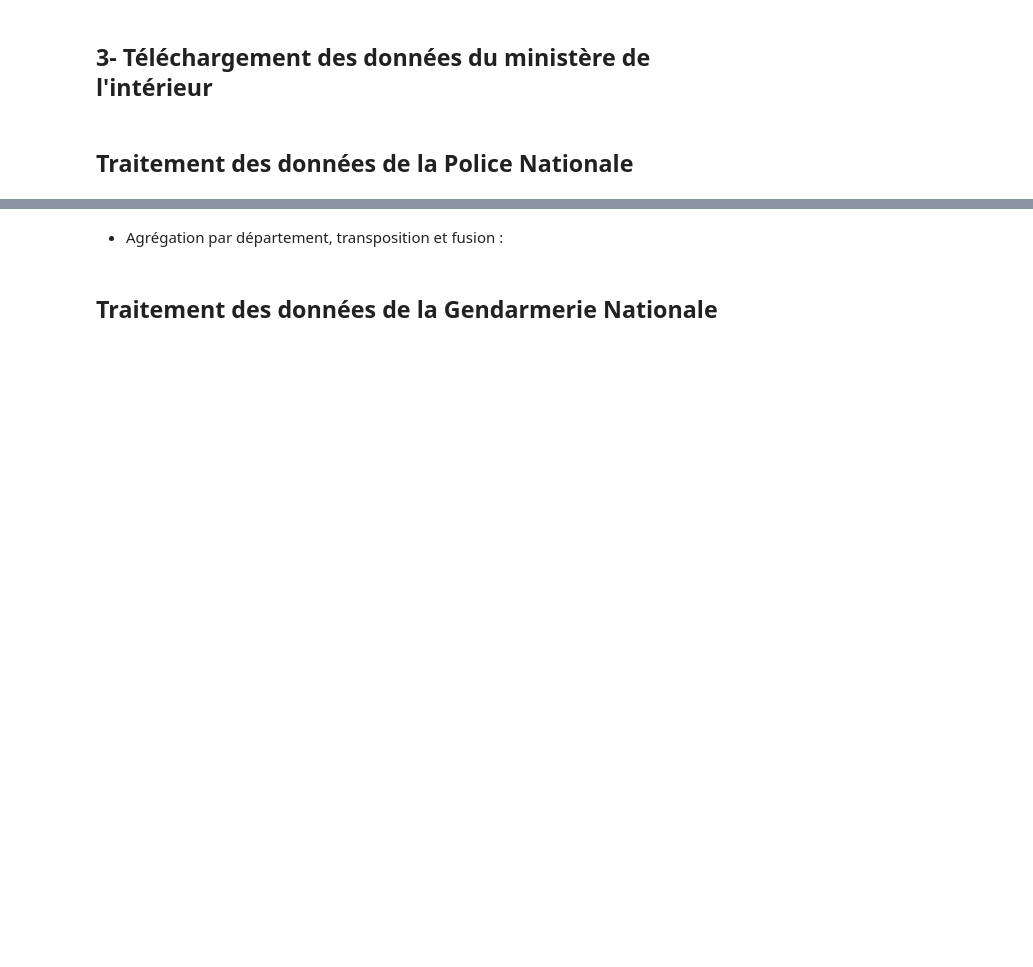
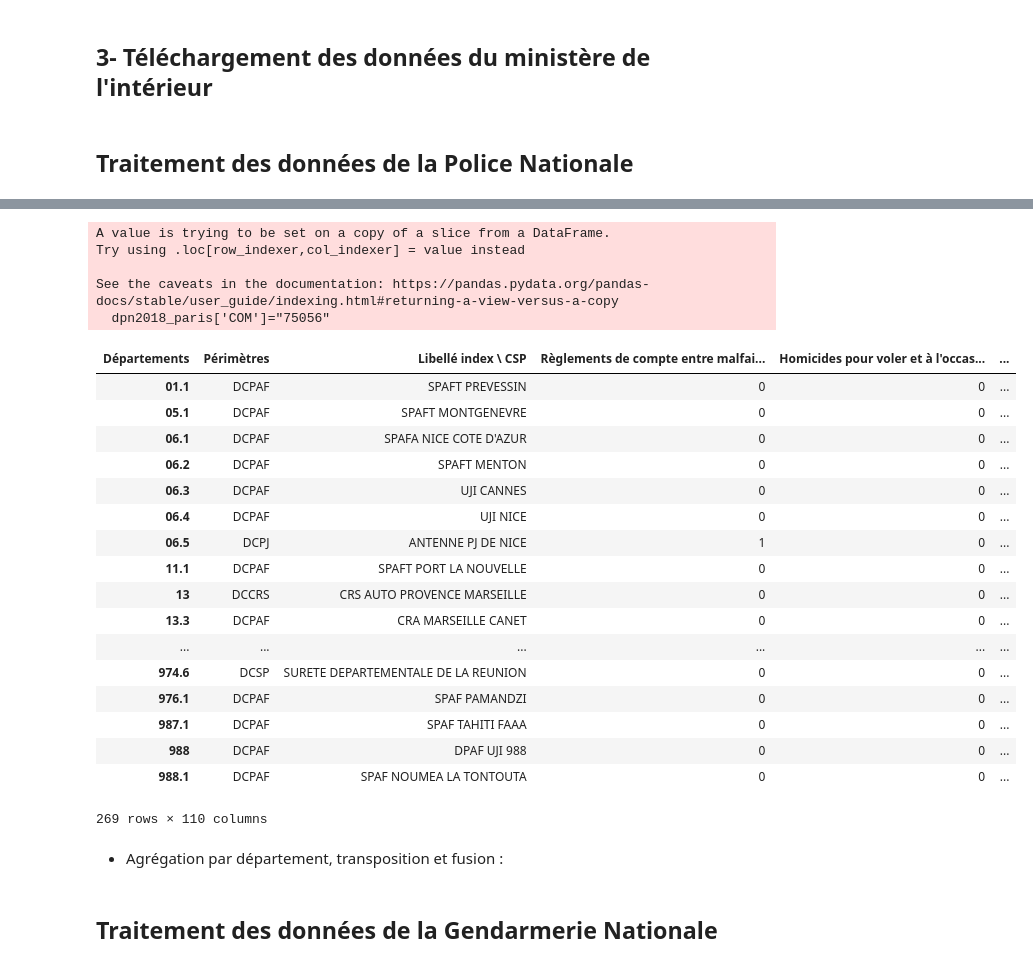
Before and after one commit to cthiounn/python-datascience-ENSAE-2A, a Jupyter notebook: Etude communale/1_Recup_donnees.ipynb, the cells around one changed output, grey strips where cells are left out. Saved outputs shown, nothing was run; the diff lists cells and outputs as text; code cells hidden in the pictures; blank space fills up the shorter version.

Commit message:
WIP geoloc autres que commissariats, donnees PN

```diff
--- a/Etude communale/1_Recup_donnees.ipynb
+++ b/Etude communale/1_Recup_donnees.ipynb
@@ -170,3 +243,38 @@ donnees_police_nationale_2018_commissariat_seulement
+# %%
+donnees_police_nationale_2018_autres=donnees_police_nationale_2018_travail[~donnees_police_nationale_2018_travail['Libellé index \ CSP'].str.contains("CIAT")]
+# %%
+pd.set_option('display.max_rows', 400)
+
+dpn2018_paris=donnees_police_nationale_2018_autres[donnees_police_nationale_2018_autres.index.str.contains('75')]
+dpn2018_paris['COM']="75056"
+dpn2018_hors_paris=donnees_police_nationale_2018_autres[~donnees_police_nationale_2018_autres.index.str.contains('75')]
+dpn2018_hors_paris[~dpn2018_hors_paris['Libellé index \ CSP'].str.contains("BMR")
+                                     &~dpn2018_hors_paris['Libellé index \ CSP'].str.contains("BCFZ")
+                                    &~dpn2018_hors_paris['Libellé index \ CSP'].str.contains("USG")]
+# %% [output]
+A value is trying to be set on a copy of a slice from a DataFrame.
+Try using .loc[row_indexer,col_indexer] = value instead
+
+See the caveats in the documentation: https://pandas.pydata.org/pandas-docs/stable/user_guide/indexing.html#returning-a-view-versus-a-copy
+  dpn2018_paris['COM']="75056"
+| Départements | Périmètres | Libellé index \ CSP | Règlements de compte entre malfai... | Homicides pour voler et à l'occas... | ... |
+| 01.1 | DCPAF | SPAFT PREVESSIN | 0 | 0 | ... |
+| 05.1 | DCPAF | SPAFT MONTGENEVRE | 0 | 0 | ... |
+| 06.1 | DCPAF | SPAFA NICE COTE D'AZUR | 0 | 0 | ... |
+| 06.2 | DCPAF | SPAFT MENTON | 0 | 0 | ... |
+| 06.3 | DCPAF | UJI CANNES | 0 | 0 | ... |
+| 06.4 | DCPAF | UJI NICE | 0 | 0 | ... |
+| 06.5 | DCPJ | ANTENNE PJ DE NICE | 1 | 0 | ... |
+| 11.1 | DCPAF | SPAFT PORT LA NOUVELLE | 0 | 0 | ... |
+| 13 | DCCRS | CRS AUTO PROVENCE MARSEILLE | 0 | 0 | ... |
+| 13.3 | DCPAF | CRA MARSEILLE CANET | 0 | 0 | ... |
+| ... | ... | ... | ... | ... | ... |
+| 974.6 | DCSP | SURETE DEPARTEMENTALE DE LA REUNION | 0 | 0 | ... |
+| 976.1 | DCPAF | SPAF PAMANDZI | 0 | 0 | ... |
+| 987.1 | DCPAF | SPAF TAHITI FAAA | 0 | 0 | ... |
+| 988 | DCPAF | DPAF UJI 988 | 0 | 0 | ... |
+| 988.1 | DCPAF | SPAF NOUMEA LA TONTOUTA | 0 | 0 | ... |
+269 rows × 110 columns
 # %% [markdown]
 * Agrégation par département, transposition et fusion :
 # %%
```
Also changed, not shown: parts of 6 cells of this notebook.
